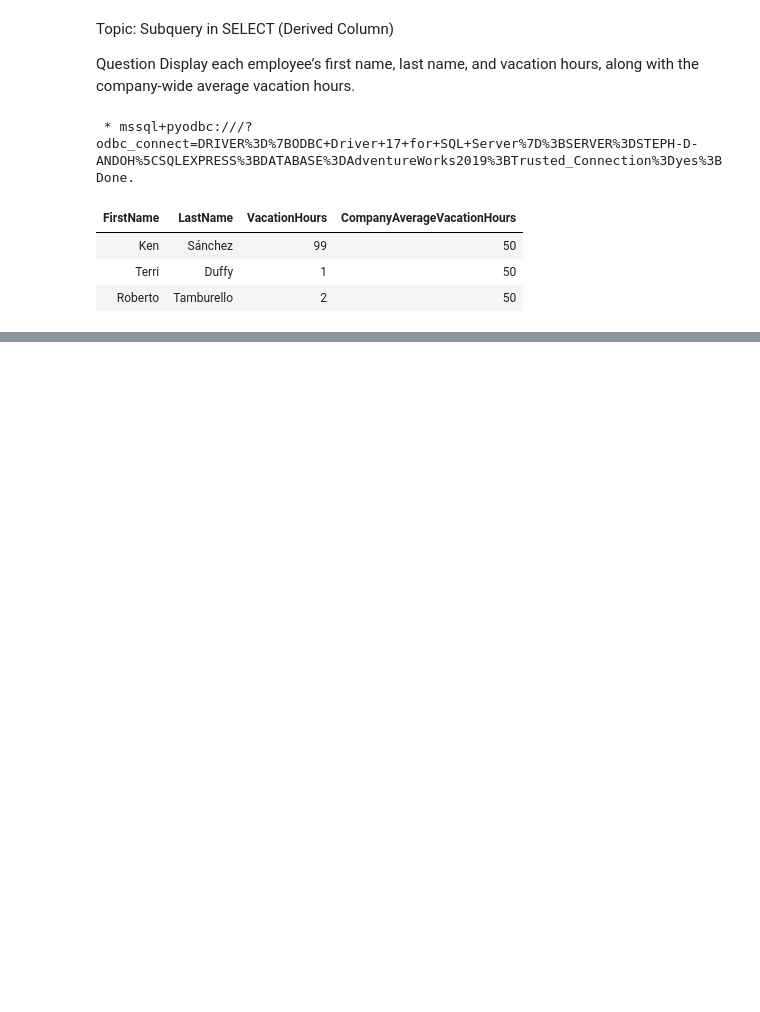
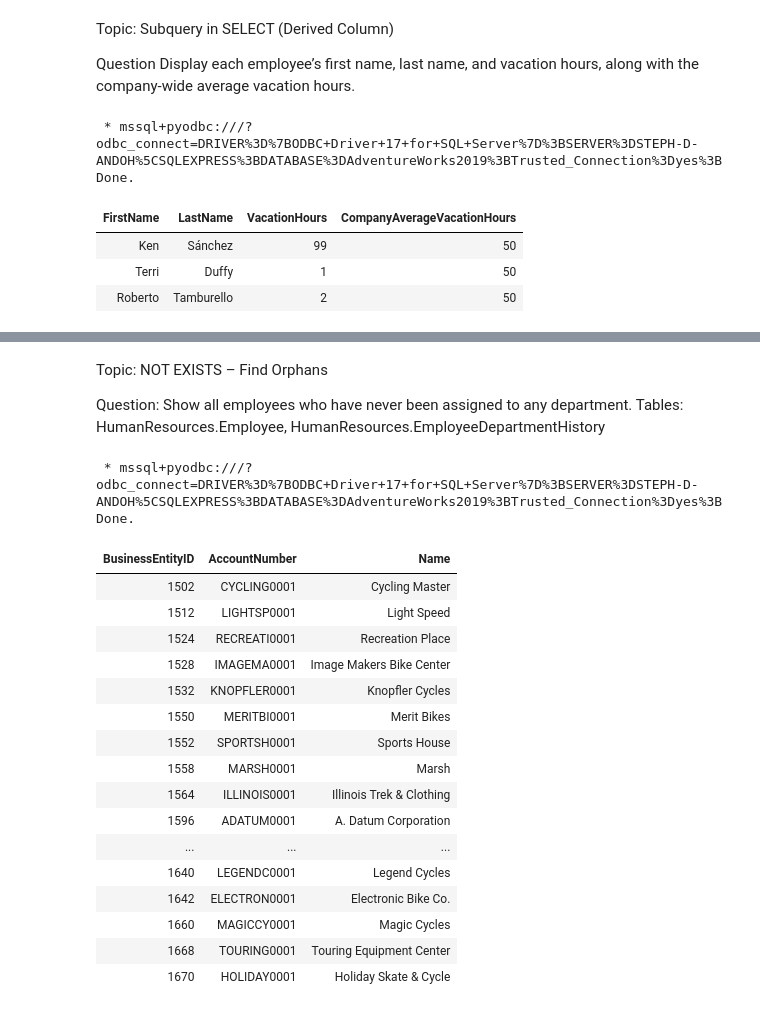
Before and after one commit to stephandoh/adventureworks2019-sql-tutorials, a Jupyter notebook: Subqueries.ipynb, the cells around one changed output, grey strips where cells are left out. Drawn from its saved outputs; the diff is of its cells as text; code cells hidden in the pictures; blank space fills up the shorter version.

```diff
--- a/Subqueries.ipynb
+++ b/Subqueries.ipynb
@@ -47,0 +233,37 @@ Done.
+# %% [markdown]
+Topic: NOT EXISTS – Find Orphans
+
+Question:
+Show all employees who have never been assigned to any department.
+Tables: HumanResources.Employee, HumanResources.EmployeeDepartmentHistory
+# %%
+%%sql
+SELECT v.BusinessEntityID,
+       v.AccountNumber,
+       v.Name
+FROM Purchasing.Vendor AS v
+WHERE NOT EXISTS (
+    SELECT 1
+    FROM Purchasing.ProductVendor AS pv
+    WHERE pv.BusinessEntityID = v.BusinessEntityID
+);
+# %% [output]
+ * mssql+pyodbc:///?odbc_connect=DRIVER%3D%7BODBC+Driver+17+for+SQL+Server%7D%3BSERVER%3DSTEPH-D-ANDOH%5CSQLEXPRESS%3BDATABASE%3DAdventureWorks2019%3BTrusted_Connection%3Dyes%3B
+Done.
+| BusinessEntityID | AccountNumber | Name |
+| 1502 | CYCLING0001 | Cycling Master |
+| 1512 | LIGHTSP0001 | Light Speed |
+| 1524 | RECREATI0001 | Recreation Place |
+| 1528 | IMAGEMA0001 | Image Makers Bike Center |
+| 1532 | KNOPFLER0001 | Knopfler Cycles |
+| 1550 | MERITBI0001 | Merit Bikes |
+| 1552 | SPORTSH0001 | Sports House |
+| 1558 | MARSH0001 | Marsh |
+| 1564 | ILLINOIS0001 | Illinois Trek & Clothing |
+| 1596 | ADATUM0001 | A. Datum Corporation |
+| ... | ... | ... |
+| 1640 | LEGENDC0001 | Legend Cycles |
+| 1642 | ELECTRON0001 | Electronic Bike Co. |
+| 1660 | MAGICCY0001 | Magic Cycles |
+| 1668 | TOURING0001 | Touring Equipment Center |
+| 1670 | HOLIDAY0001 | Holiday Skate & Cycle |
```
Also changed, not shown: parts of 13 cells of this notebook.
